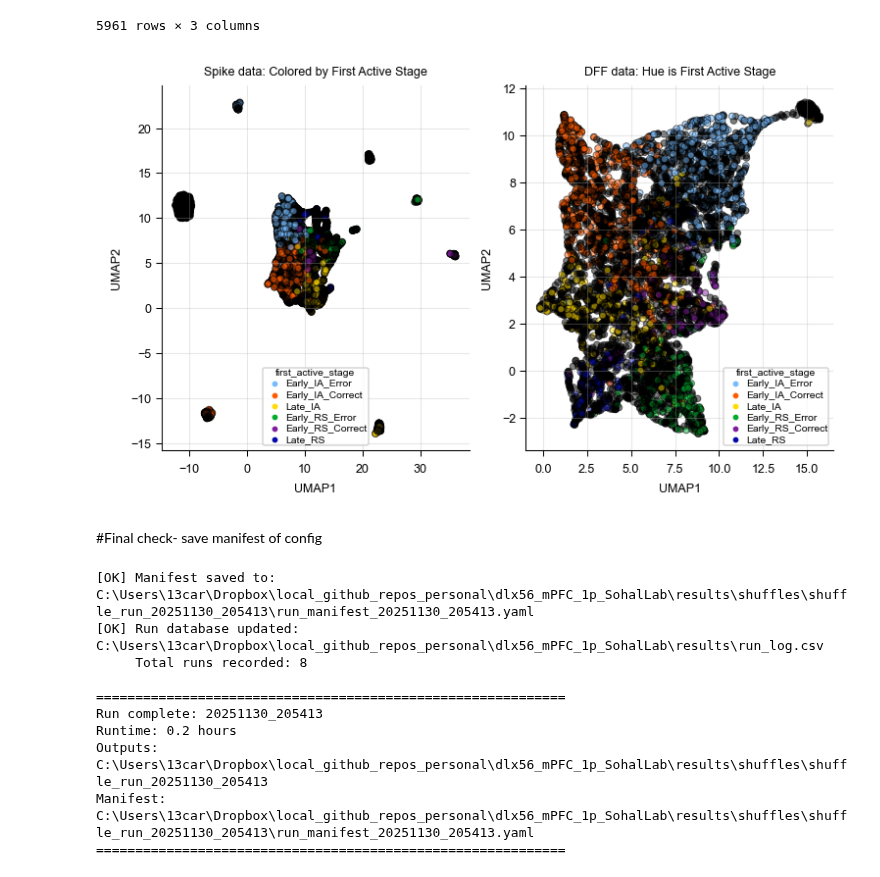
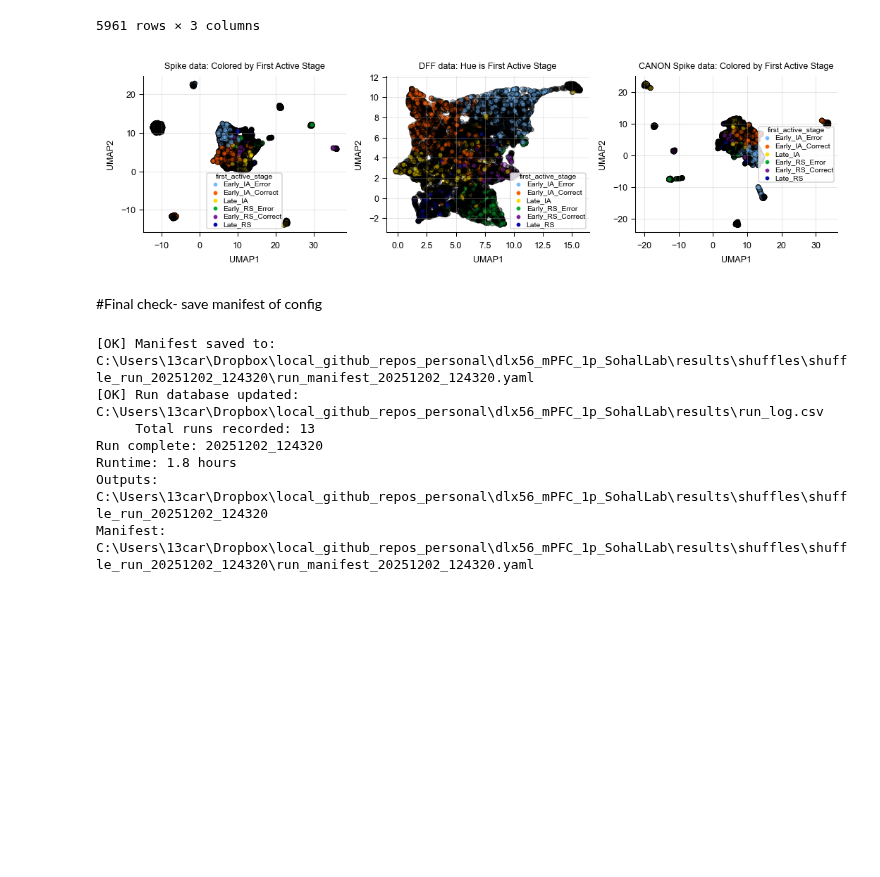
Before and after one commit to cjohnsoncruz/dlx56_mPFC_1p_SohalLab, a Jupyter notebook: code/preprocess matlab data v6_modular.ipynb, the cells around one changed output. Cells and saved outputs as stored; diff of their text form; code cells hidden in the pictures; blank space fills up the shorter version.

```diff
--- a/code/preprocess matlab data v6_modular.ipynb
+++ b/code/preprocess matlab data v6_modular.ipynb
@@ -975,0 +906,7 @@ Name: neuron_id, dtype: int64
+# %%
+#get canon mean unit timeseries
+numeric_col_canon = get_numeric_cols_timeseries(canonical_data, " to ")  #update post drop\
+canon_mean_unit_tseries  =  get_unit_mean_timeseries_by_phase(canonical_data,['trial_num'], ['name', 'neuron_ID','geno_day', stage_col], numeric_col)
+print(canon_mean_unit_tseries.groupby(by = 'geno_day')['unique_ID'].nunique())
+print(canon_mean_unit_tseries.info())
+canon_mean_unit_tseries
@@ -1059,20 +1008,18 @@ def run_umap_with_stage_labels(ensemble_matrix, stage_names, enrichment_col = No
 value_to_project = 'mean'
 metric = 'cosine'
 
+#package spikes + dff for umap processing
+spike_umap_input = spikes_ens.pivot_table(index = ['neuron_id'], columns = 'task_stage', values = value_to_project, fill_value = False).drop(columns = 'truncated_post_outcome').astype(float)
+dff_umap_input = dff_ens.pivot_table(index = ['neuron_id'], columns = 'task_stage', values = value_to_project, fill_value = False).drop(columns = 'truncated_post_outcome').astype(float)
+
 # Run UMAP on both spike and DFF ensemble matrices
-spike_umap_input = spikes_ens.pivot_table(index = ['neuron_id'], columns = 'task_stage', values = value_to_project, fill_value = False).drop(columns = 'truncated_post_outcome').astype(float)
-spikes_df, umap_spikes_model = run_umap_with_stage_labels( spike_umap_input,
-    stage_names, n_neighbors=15, min_dist=0.2, metric=metric,random_state=42)
-
-dff_umap_input = dff_ens.pivot_table(index = ['neuron_id'], columns = 'task_stage', values = value_to_project, fill_value = False).drop(columns = 'truncated_post_outcome').astype(float)
-dff_df, umap_dff_model = run_umap_with_stage_labels(dff_umap_input,
-      stage_names, n_neighbors=15, min_dist=0.2, metric=metric, random_state=42)
+spikes_df, umap_spikes_model = run_dimensionality_reduction( spike_umap_input, method = 'umap', n_neighbors=15, min_dist=0.2, metric=metric,random_state=42)
+dff_df, umap_dff_model = run_dimensionality_reduction(dff_umap_input, method = 'umap', n_neighbors=15, min_dist=0.2, metric=metric, random_state=42)
 
 #join umap dfs with ensemble enrichment info
 spike_cell_enrich = spikes_ens.pivot_table(index = ['neuron_id'], columns = 'task_stage', values = 'enriched', fill_value = False).astype(float).apply(get_first_active_stage, axis=1, stage_order=stage_names)
 spikes_df = spikes_df.merge(spike_cell_enrich.rename('first_active_stage'), left_index=True, right_index=True)
+
 dff_cell_enrich = dff_ens.pivot_table(index = ['neuron_id'], columns = 'task_stage', values = 'enriched', fill_value = False).astype(float).apply(get_first_active_stage, axis=1, stage_order=stage_names)
 dff_df = dff_df.merge(dff_cell_enrich.rename('first_active_stage'), left_index=True, right_index=True)
-# spikes_df = spikes_df.merge(spikes_ens[['neuron_id', 'task_stage', 'enriched']], left_index=True, right_on='neuron_id')
-# dff_df = dff_df.merge(dff_ens[['neuron_id', 'enriched']], left_index=True, right_on='neuron_id')
 # %% [output]
@@ -1082,0 +1046,4 @@ Complete cases: (5961, 6)
+# %%
+#new- 12/3/25- import canon timeseries + taco
+canon_spike_umap_input = canon_mean_unit_tseries.pivot_table(index = ['unique_ID'], columns = 'task_phase_vec', values = 'mean_rate', fill_value = False)
+canon_spike_umap_input
@@ -1082,0 +1113,6 @@ Complete cases: (5961, 6)
+# %%
+canon_spikes_df, canon_umap_spikes_model = run_umap_with_stage_labels( canon_spike_umap_input, stage_names, n_neighbors=15, min_dist=0.2, metric=metric,random_state=42)
+
+canon_spike_cell_enrich = canon_mean_unit_tseries.groupby(by = 'unique_ID')[stage_names].first().astype(float).apply(get_first_active_stage, axis=1, stage_order=stage_names)
+canon_spikes_df = canon_spikes_df.merge(canon_spike_cell_enrich.rename('first_active_stage'), left_index=True, right_index=True)
+canon_spikes_df
@@ -1116,21 +1185,26 @@ dff_df
 5961 rows × 3 columns
 # %%
 ## PLOTTING- note that paper tSNE is projection of mean activity in stage, colored by ensemble identity
-fig, axes = plt.subplots(1, 2, figsize=(5, 3), layout='constrained')
+fig, axes = plt.subplots(1, 3, figsize=(7, 2), layout='constrained')
 palette = [stage_palette_dict[x] for x in stage_names] + ['lightgray']
 hue_col = 'first_active_stage'
 
 # Spikes
 sns.scatterplot(ax=axes[0], data=spikes_df, x='UMAP1', y='UMAP2', hue=hue_col,     palette=palette, hue_order=stage_names , s=10, alpha=0.5, edgecolor='k',linewidth=0.5, legend='full')
 axes[0].set_title(f'Spike data: Colored by First Active Stage')
 axes[0].grid(True, alpha=0.3)
+# Spikes- CANON
+sns.scatterplot(ax=axes[2], data=canon_spikes_df, x='UMAP1', y='UMAP2', hue=hue_col,     palette=palette, hue_order=stage_names , s=10, alpha=0.5, edgecolor='k',linewidth=0.5, legend='full')
+axes[2].set_title(f'CANON Spike data: Colored by First Active Stage')
+axes[2].grid(True, alpha=0.3)
+
 
 # DFF
 sns.scatterplot(ax=axes[1], data=dff_df, x='UMAP1', y='UMAP2', hue=hue_col, palette=palette, hue_order=stage_names , s=10, alpha=0.5, edgecolor='k',  linewidth=0.5, legend='full')
 axes[1].set_title(f'DFF data: Hue is First Active Stage')
 axes[1].grid(True, alpha=0.3)
 # %% [output]
-[figure, old version]
+[figure, new version]
 # %% [markdown]
 #Final check- save manifest of config
 # %%
@@ -1145,45 +1219,27 @@ manifest = create_run_manifest(
     config=config,
     output_dir=run_output_dir,
     run_id=RUN_ID,
-    inputs={
-        'source_data': str(config['data']['source_dataset_location']),
-        'n_subjects': len(subjects),
-    },
-    outputs={
-        'shuffle_parquets': str(run_output_dir),
+    inputs={'source_data': str(config['data']['source_dataset_location']),'n_subjects': len(subjects),},
+    outputs={'shuffle_parquets': str(run_output_dir),
         'n_files': len(list(run_output_dir.glob('*.parquet'))),
         'enrichment_results': str(enrichment_output_path),
         'timeseries_results': str(timeseries_output_path),
     },
-    performance={
-        'runtime_seconds': int(runtime),
-        'runtime_human': f"{runtime/3600:.1f} hours",
-        'n_cores_used': config['shuffles']['n_cores'],
-    },
-    status={
-        'success': True,
-        'errors': [],
-        'warnings': [],
-    }
+    performance={'runtime_seconds': int(runtime),'runtime_human': f"{runtime/3600:.1f} hours",'n_cores_used': config['shuffles']['n_cores'],},
+    status={'success': True,'errors': [],'warnings': [],}
 )
 
 # Update central run log
 run_db = update_run_database(manifest, db_path=results_dir / 'run_log.csv')
-
-print(f"\n{'='*60}")
 print(f"Run complete: {RUN_ID}")
 print(f"Runtime: {runtime/3600:.1f} hours")
 print(f"Outputs: {run_output_dir}")
 print(f"Manifest: {run_output_dir / f'run_manifest_{RUN_ID}.yaml'}")
-print(f"{'='*60}")
 # %% [output]
-[OK] Manifest saved to: C:\Users\13car\Dropbox\local_github_repos_personal\dlx56_mPFC_1p_SohalLab\results\shuffles\shuffle_run_20251130_205413\run_manifest_20251130_205413.yaml
+[OK] Manifest saved to: C:\Users\13car\Dropbox\local_github_repos_personal\dlx56_mPFC_1p_SohalLab\results\shuffles\shuffle_run_20251202_124320\run_manifest_20251202_124320.yaml
 [OK] Run database updated: C:\Users\13car\Dropbox\local_github_repos_personal\dlx56_mPFC_1p_SohalLab\results\run_log.csv
-     Total runs recorded: 8
-
-============================================================
-Run complete: 20251130_205413
-Runtime: 0.2 hours
-Outputs: C:\Users\13car\Dropbox\local_github_repos_personal\dlx56_mPFC_1p_SohalLab\results\shuffles\shuffle_run_20251130_205413
-Manifest: C:\Users\13car\Dropbox\local_github_repos_personal\dlx56_mPFC_1p_SohalLab\results\shuffles\shuffle_run_20251130_205413\run_manifest_20251130_205413.yaml
-============================================================
+     Total runs recorded: 13
+Run complete: 20251202_124320
+Runtime: 1.8 hours
+Outputs: C:\Users\13car\Dropbox\local_github_repos_personal\dlx56_mPFC_1p_SohalLab\results\shuffles\shuffle_run_20251202_124320
+Manifest: C:\Users\13car\Dropbox\local_github_repos_personal\dlx56_mPFC_1p_SohalLab\results\shuffles\shuffle_run_20251202_124320\run_manifest_20251202_124320.yaml
```
Also changed, not shown: parts of 46 cells of this notebook, 2 other files.
